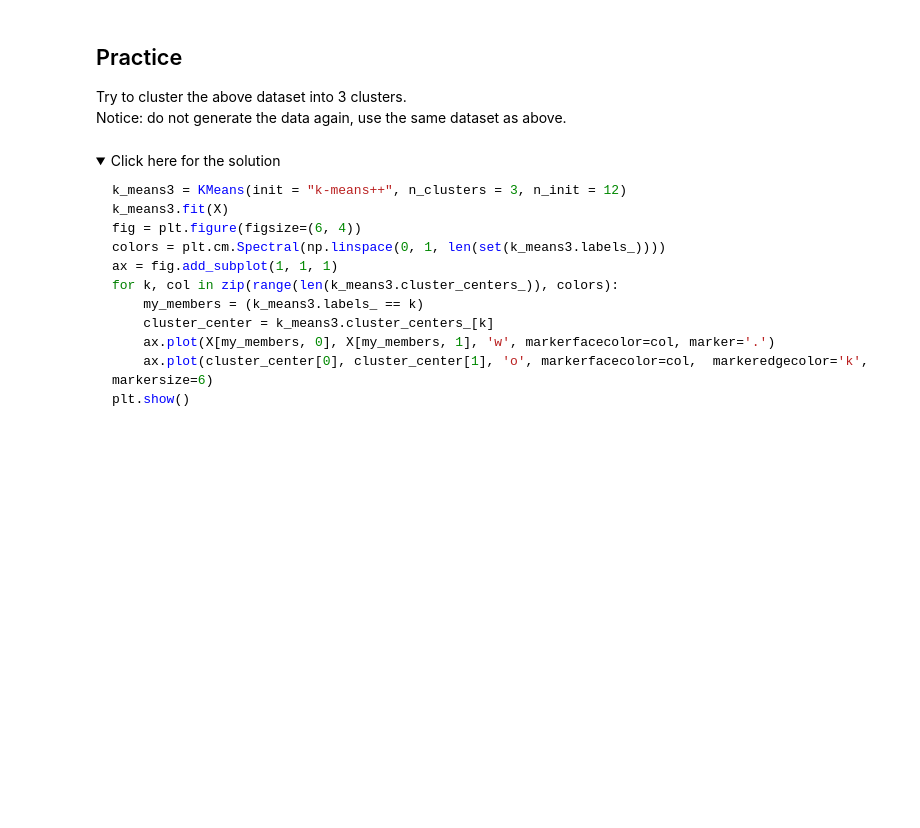
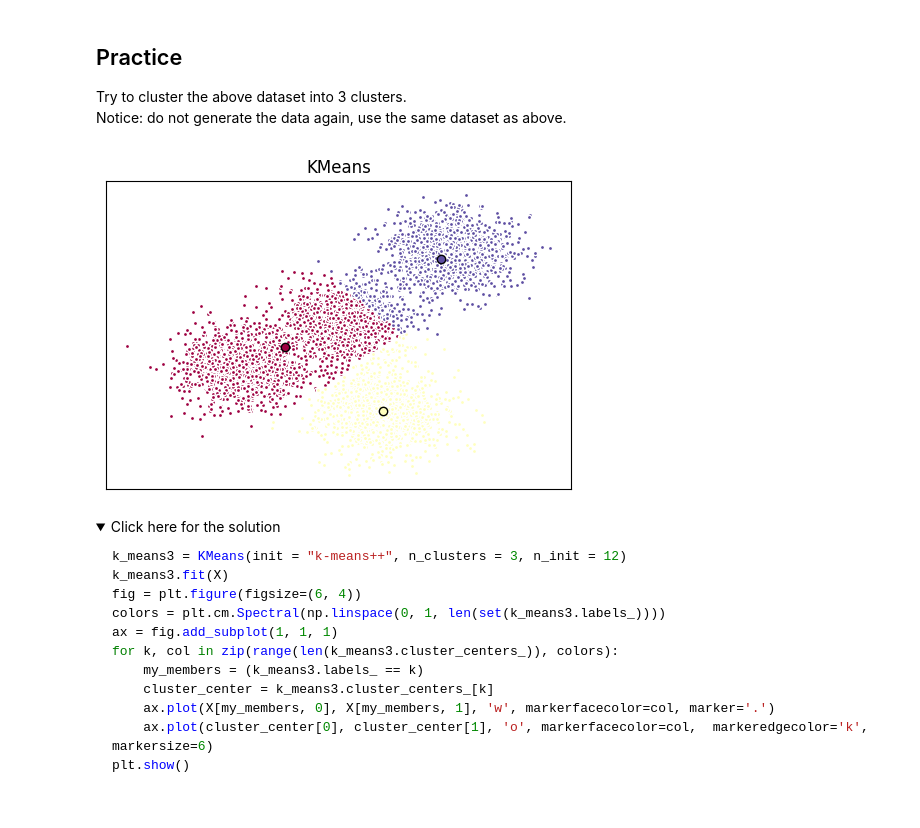
Before and after one commit to KareldeRijk/lab-k-means-clustering-kdr, a Jupyter notebook: lab-k-means-clustering.ipynb, the cells around one changed output. Drawn from its saved outputs; the diff is of its cells as text; code cells hidden in the pictures; folded sections open; blank space fills up the shorter version.

```diff
--- a/lab-k-means-clustering.ipynb
+++ b/lab-k-means-clustering.ipynb
@@ -223,3 +235,54 @@ Notice: do not generate the data again, use the same dataset as above.
+# %%
+# write your code here
+k_means2 = KMeans(init = "k-means++", n_clusters = 3, n_init = 12)
+
+k_means2.fit(X)
+k_means_labels2 = k_means2.labels_
+k_means_cluster_centers2 = k_means2.cluster_centers_
+
+# Initialize the plot with the specified dimensions.
+fig = plt.figure(figsize=(6, 4))
+
+# Colors uses a color map, which will produce an array of colors based on
+# the number of labels there are. We use set(k_means_labels) to get the
+# unique labels.
+colors = plt.cm.Spectral(np.linspace(0, 1, len(set(k_means_labels2))))
+
+# Create a plot
+ax = fig.add_subplot(1, 1, 1)
+
+# For loop that plots the data points and centroids.
+# k will range from 0-3, which will match the possible clusters that each
+# data point is in.
+for k, col in zip(range(len([[4,4], [-2, -1], [2, -3], [1, 1]])), colors):
+
+    # Create a list of all data points, where the data points that are
+    # in the cluster (ex. cluster 0) are labeled as true, else they are
+    # labeled as false.
+    my_members = (k_means_labels2 == k)
+
+    # Define the centroid, or cluster center.
+    cluster_center = k_means_cluster_centers2[k]
+
+    # Plots the datapoints with color col.
+    ax.plot(X[my_members, 0], X[my_members, 1], 'w', markerfacecolor=col, marker='.')
+
+    # Plots the centroids with specified color, but with a darker outline
+    ax.plot(cluster_center[0], cluster_center[1], 'o', markerfacecolor=col,  markeredgecolor='k', markersize=6)
+
+# Title of the plot
+ax.set_title('KMeans')
+
+# Remove x-axis ticks
+ax.set_xticks(())
+
+# Remove y-axis ticks
+ax.set_yticks(())
+
+# Show the plot
+plt.show()
+# %% [output]
+[figure, added]
 # %% [markdown]
 <details><summary>Click here for the solution</summary>
 
```
Also changed, not shown: parts of 15 cells of this notebook.
